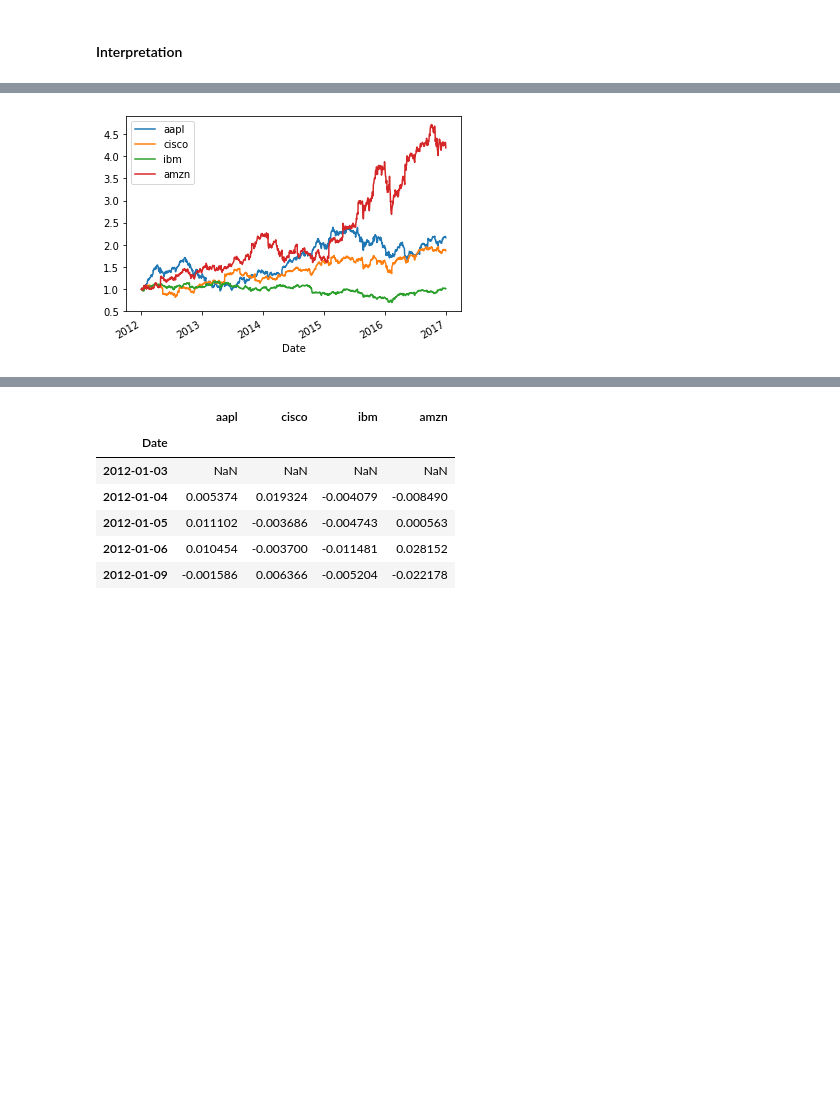
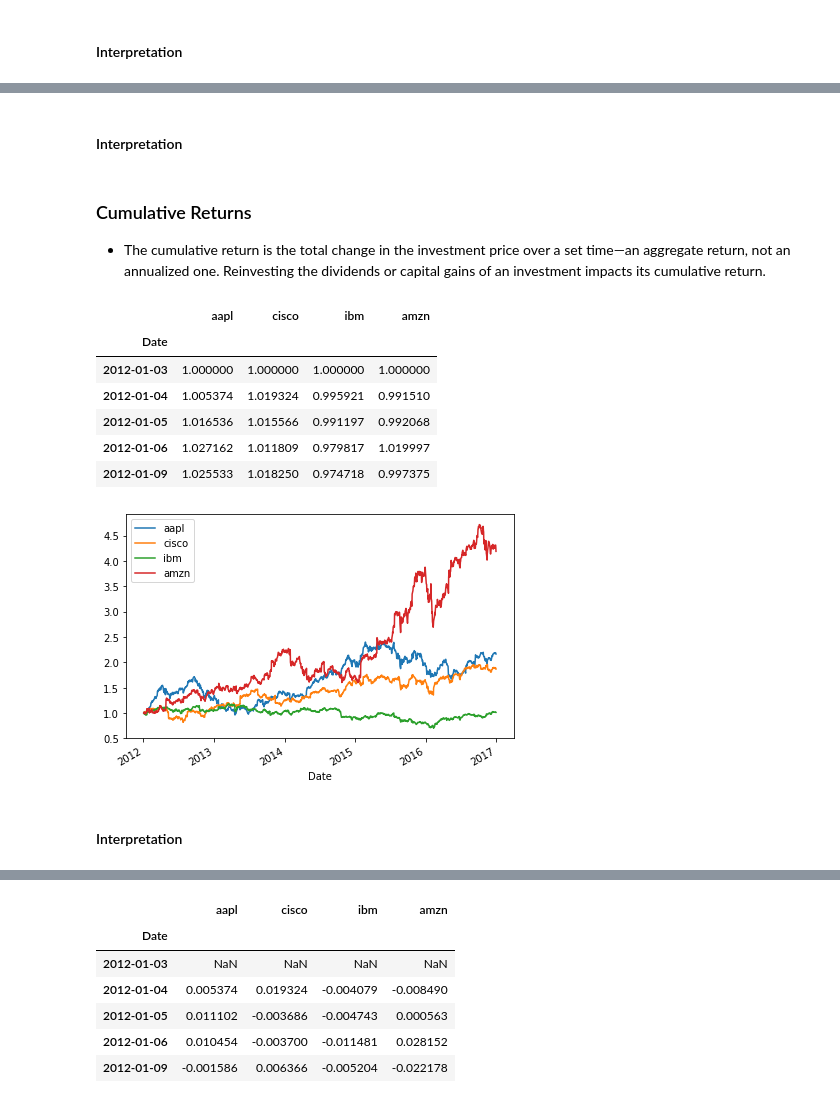
Before and after one commit to CuriousJ1/Portfolio-Optimization, a Jupyter notebook: Portfolio Optimization.ipynb, the cells around one changed output, grey strips where cells are left out. Saved outputs shown, nothing was run; the diff lists cells and outputs as text; code cells hidden in the pictures; blank space fills up the shorter version.

```diff
--- a/Portfolio Optimization.ipynb
+++ b/Portfolio Optimization.ipynb
@@ -85,5 +115,26 @@ stocks.head()
+# %% [markdown]
+#### Interpretation
+# %% [markdown]
+### Cumulative Returns
+
+- The cumulative return is the total change in the investment price over a set time—an aggregate return, not an annualized one. Reinvesting the dividends or capital gains of an investment impacts its cumulative return.
 # %%
+# cumulative returns of individual stock
 stock_normed = stocks/stocks.iloc[0]
-stock_normed.plot();
+stock_normed.head()
 # %% [output]
-[figure, removed]
+|  | aapl | cisco | ibm | amzn |
+| Date |  |  |  |  |
+| 2012-01-03 | 1.000000 | 1.000000 | 1.000000 | 1.000000 |
+| 2012-01-04 | 1.005374 | 1.019324 | 0.995921 | 0.991510 |
+| 2012-01-05 | 1.016536 | 1.015566 | 0.991197 | 0.992068 |
+| 2012-01-06 | 1.027162 | 1.011809 | 0.979817 | 1.019997 |
+| 2012-01-09 | 1.025533 | 1.018250 | 0.974718 | 0.997375 |
+# %%
+# visualisation of cumulative returns
+stock_normed.plot()
+plt.tight_layout();
+# %% [output]
+[figure, added]
+# %% [markdown]
+#### Interpretation
```
Also changed, not shown: parts of 39 cells of this notebook.
